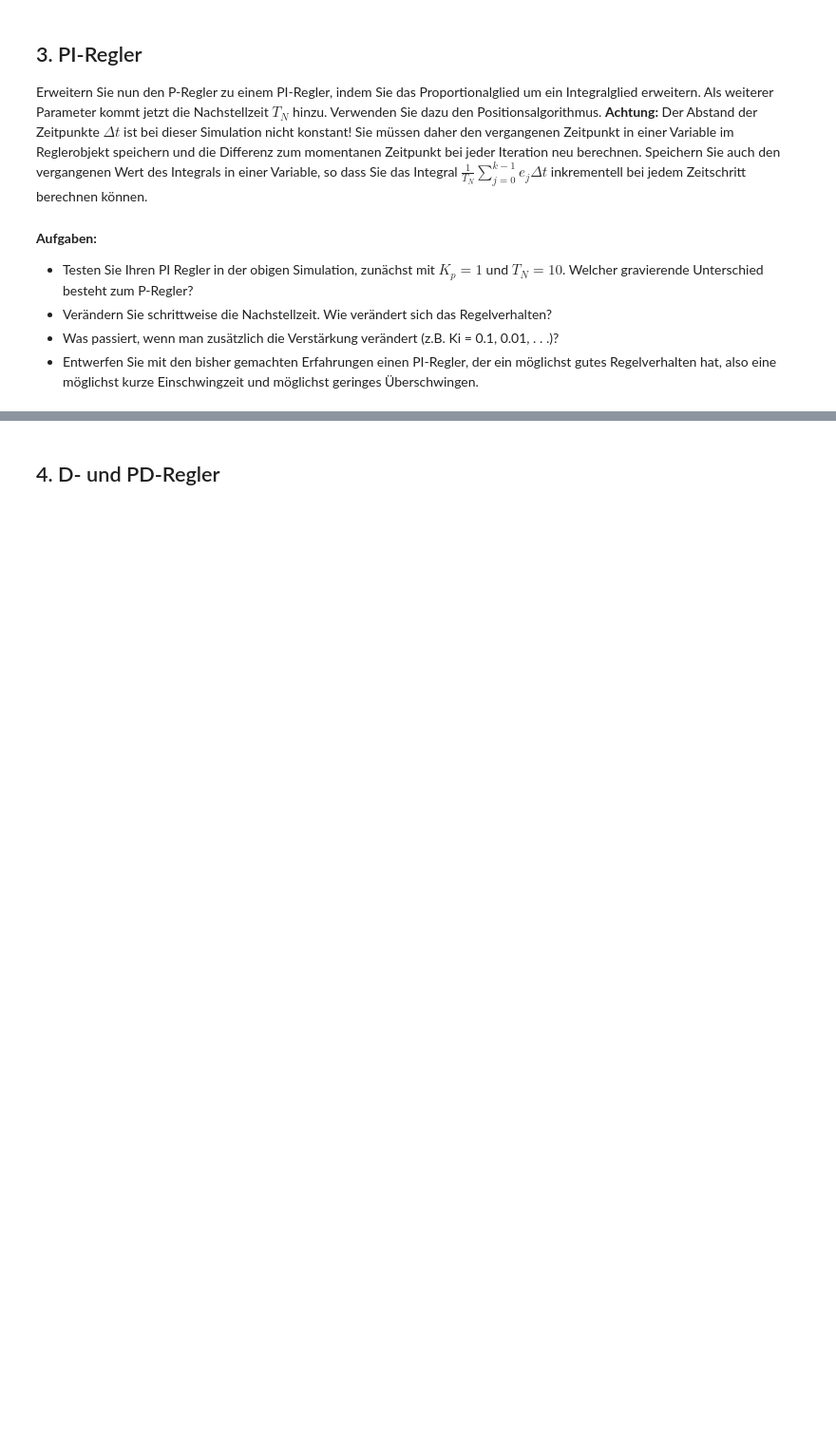
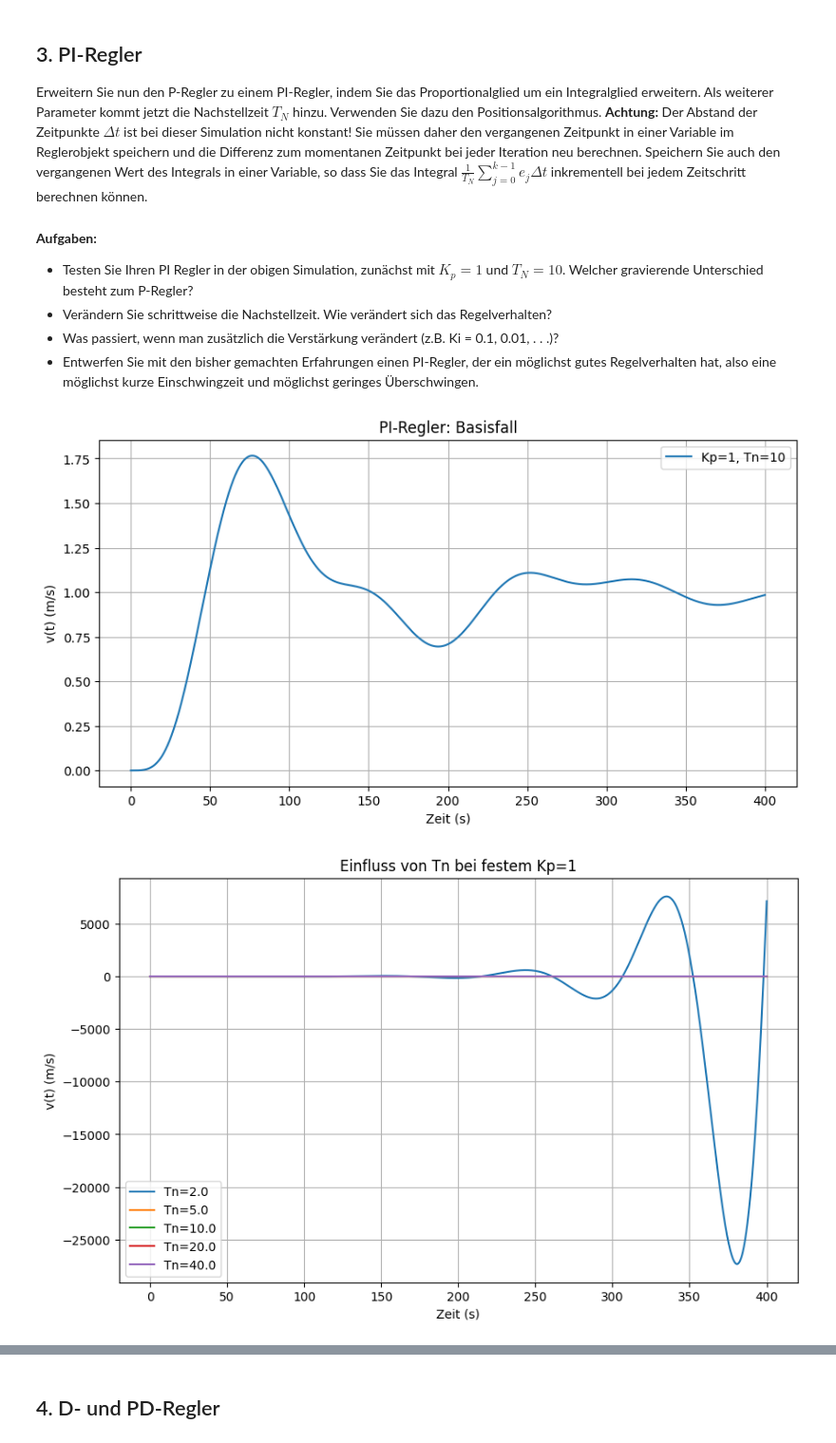
Before and after one commit to Guakocius/htwg, a Jupyter notebook: sem3/tgki/versuch5/vers_5_regler.ipynb, the cells around one changed output, grey strips where cells are left out. Shown at 95% size. Drawn from its saved outputs; the diff is of its cells as text; code cells hidden in the pictures; blank space fills up the shorter version.

```diff
--- a/sem3/tgki/versuch5/vers_5_regler.ipynb
+++ b/sem3/tgki/versuch5/vers_5_regler.ipynb
@@ -172,4 +272,55 @@ Erweitern Sie nun den P-Regler zu einem PI-Regler, indem Sie das Proportionalgli
 - Was passiert, wenn man zusätzlich die Verstärkung verändert (z.B. Ki = 0.1, 0.01, . . .)?
 - Entwerfen Sie mit den bisher gemachten Erfahrungen einen PI-Regler, der ein möglichst gutes Regelverhalten hat, also eine möglichst kurze Einschwingzeit und möglichst geringes Überschwingen.
 # %%
-# Ihre Lösung hier
+# PI-Regler-Experimente
+
+def simulate_pi(Kp, Tn, soll=1.0, t_span=(0, 400), steps=2000):
+    ctrl = PIController(Kp=Kp, Tn=Tn, soll=soll)
+    t, v = simulate_closed_loop(ctrl, t_span=t_span, steps=steps)
+    return t, v, ctrl
+
+# Basisfall
+fig, ax = plt.subplots(figsize=(10, 5))
+t_pi, v_pi, _ = simulate_pi(Kp=1.0, Tn=10.0)
+ax.plot(t_pi, v_pi, label='Kp=1, Tn=10')
+ax.set_title('PI-Regler: Basisfall')
+ax.set_xlabel('Zeit (s)')
+ax.set_ylabel('v(t) (m/s)')
+ax.grid(True)
+ax.legend()
+
+# Variation der Nachstellzeit
+Tn_values = [2.0, 5.0, 10.0, 20.0, 40.0]
+fig, ax_Tn = plt.subplots(figsize=(10, 6))
+for Tn in Tn_values:
+    t, v, _ = simulate_pi(Kp=1.0, Tn=Tn)
+    ax_Tn.plot(t, v, label=f'Tn={Tn}')
+ax_Tn.set_title('Einfluss von Tn bei festem Kp=1')
+ax_Tn.set_xlabel('Zeit (s)')
+ax_Tn.set_ylabel('v(t) (m/s)')
+ax_Tn.legend()
+ax_Tn.grid(True)
+
+# Variation von Ki=Kp/Tn (über geänderte Tn bei gleichem Kp oder geänderten Kp)
+Ki_variants = [(1.0, 10.0), (1.0, 5.0), (0.5, 5.0), (2.0, 20.0)]
+fig, ax_ki = plt.subplots(figsize=(10, 5))
+for Kp_val, Tn_val in Ki_variants:
+    t, v, _ = simulate_pi(Kp=Kp_val, Tn=Tn_val)
+    ax_ki.plot(t, v, label=f'Kp={Kp_val}, Tn={Tn_val}')
+ax_ki.set_title('Variation von Ki = Kp/Tn')
+ax_ki.set_xlabel('Zeit (s)')
+ax_ki.set_ylabel('v(t) (m/s)')
+ax_ki.legend()
+ax_ki.grid(True)
+
+# Entwurf mit kurzer Einschwingzeit und wenig Überschwingen (heuristisch)
+t_best, v_best, _ = simulate_pi(Kp=1.2, Tn=8.0, t_span=(0, 250), steps=1500)
+fig, ax_best = plt.subplots(figsize=(10, 4))
+ax_best.plot(t_best, v_best, color='seagreen')
+ax_best.set_title('Abgestimmter PI-Regler (Kp=1.2, Tn=8)')
+ax_best.set_xlabel('Zeit (s)')
+ax_best.set_ylabel('v(t) (m/s)')
+ax_best.grid(True)
+# %% [output]
+[figure, added]
+[figure, added]
```
Also changed, not shown: parts of 10 cells of this notebook, 8 other files.
